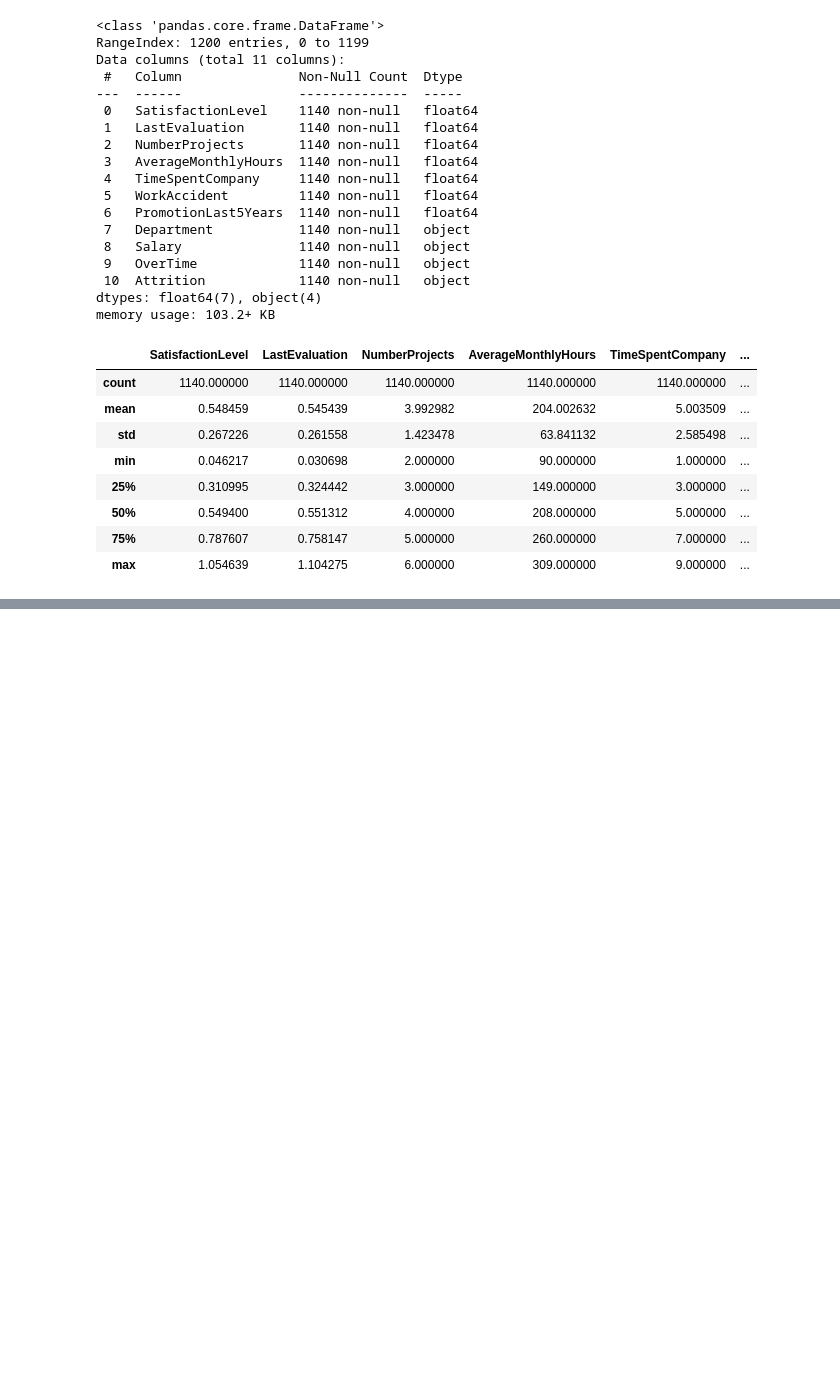
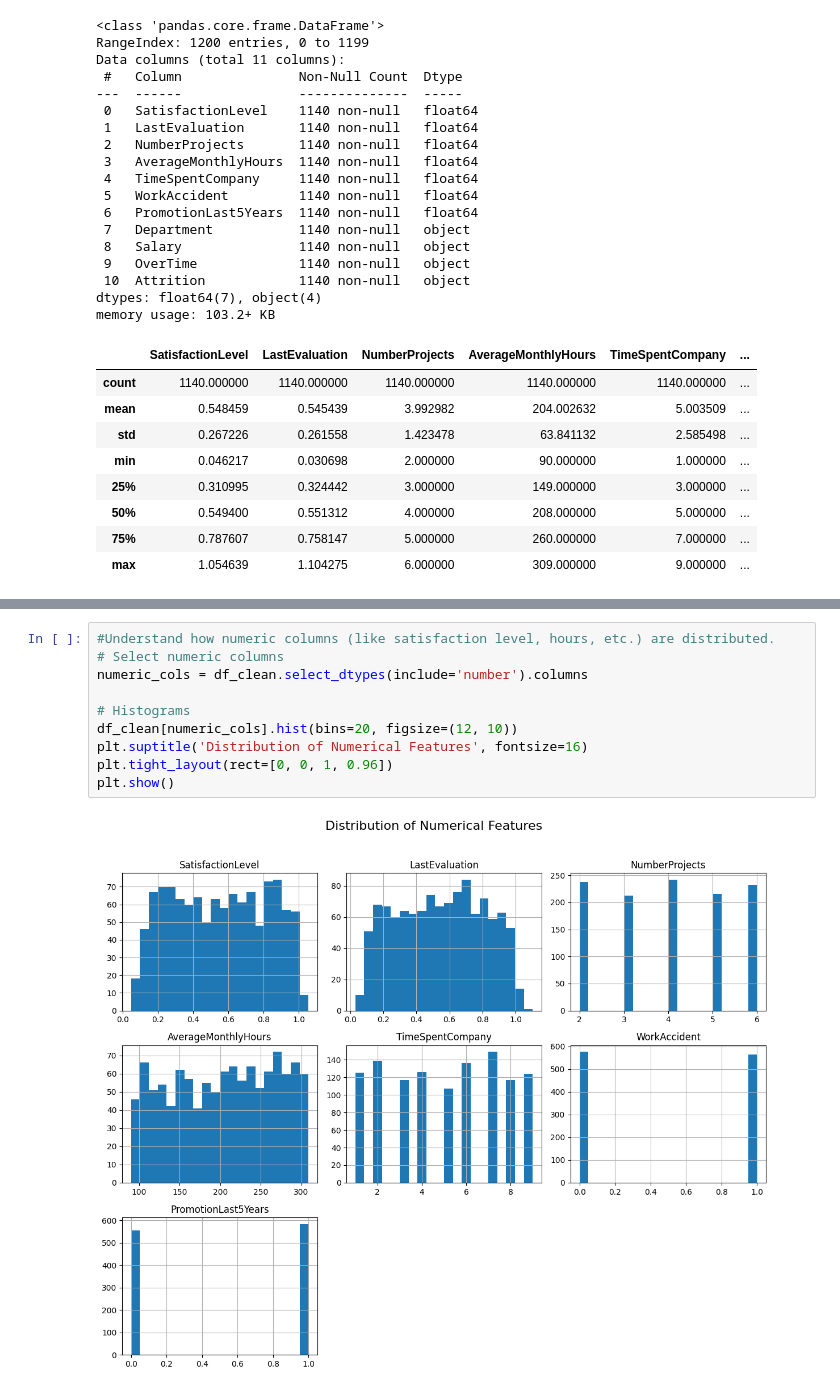
Before and after one commit to ahmetrnn/MachineLearningProject, a Jupyter notebook: Core/core/EDA.ipynb, the cells around one changed output, grey strips where cells are left out. Drawn from its saved outputs; the diff is of its cells as text; blank space fills up the shorter version.

```diff
--- a/Core/core/EDA.ipynb
+++ b/Core/core/EDA.ipynb
@@ -36,0 +104,12 @@ memory usage: 103.2+ KB
+# %%
+#Understand how numeric columns (like satisfaction level, hours, etc.) are distributed.
+# Select numeric columns
+numeric_cols = df_clean.select_dtypes(include='number').columns
+
+# Histograms
+df_clean[numeric_cols].hist(bins=20, figsize=(12, 10))
+plt.suptitle('Distribution of Numerical Features', fontsize=16)
+plt.tight_layout(rect=[0, 0, 1, 0.96])
+plt.show()
+# %% [output]
+[figure, added]
```
Also changed, not shown: parts of 5 cells of this notebook, 2 other files.
